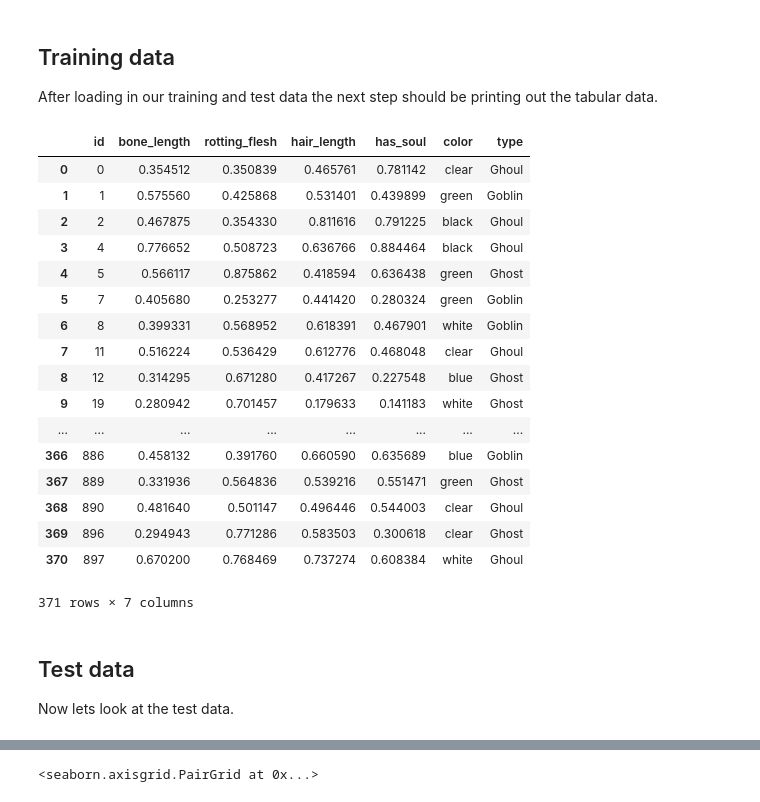
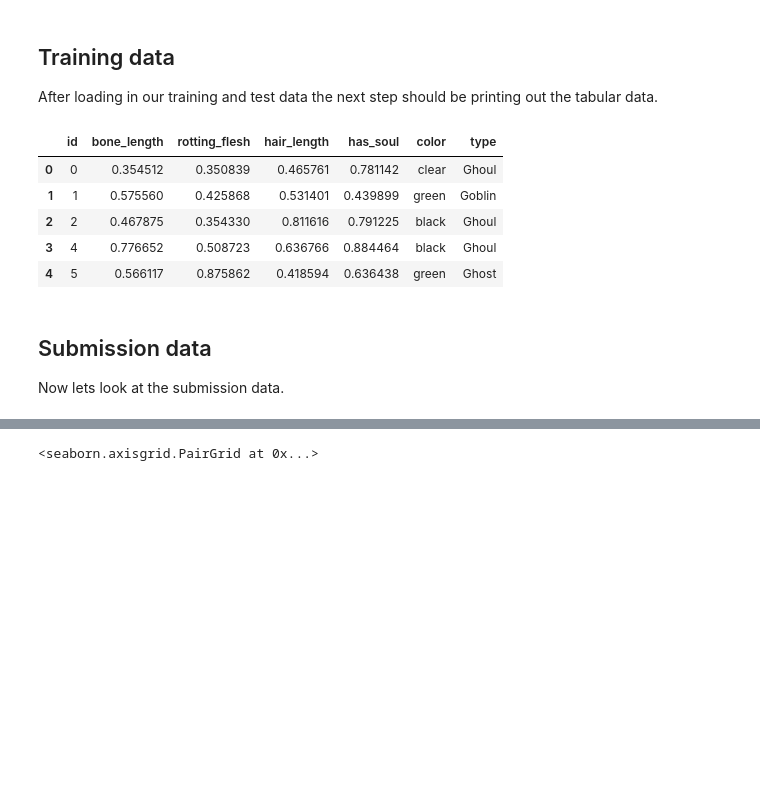
Before and after one commit to volker48/monsters, a Jupyter notebook: monsters.ipynb, the cells around one changed output, grey strips where cells are left out. Cells and saved outputs as stored; diff of their text form; code cells hidden in the pictures; blank space fills up the shorter version.

```diff
--- a/monsters.ipynb
+++ b/monsters.ipynb
@@ -12,27 +34,15 @@ test = pd.read_csv('data/test.csv.zip')
 ## Training data
 After loading in our training and test data the next step should be printing out the tabular data.
 # %%
-train
+train.head()
 # %% [output]
 |  | id | bone_length | rotting_flesh | hair_length | has_soul | color | type |
 | 0 | 0 | 0.354512 | 0.350839 | 0.465761 | 0.781142 | clear | Ghoul |
 | 1 | 1 | 0.575560 | 0.425868 | 0.531401 | 0.439899 | green | Goblin |
 | 2 | 2 | 0.467875 | 0.354330 | 0.811616 | 0.791225 | black | Ghoul |
 | 3 | 4 | 0.776652 | 0.508723 | 0.636766 | 0.884464 | black | Ghoul |
 | 4 | 5 | 0.566117 | 0.875862 | 0.418594 | 0.636438 | green | Ghost |
-| 5 | 7 | 0.405680 | 0.253277 | 0.441420 | 0.280324 | green | Goblin |
-| 6 | 8 | 0.399331 | 0.568952 | 0.618391 | 0.467901 | white | Goblin |
-| 7 | 11 | 0.516224 | 0.536429 | 0.612776 | 0.468048 | clear | Ghoul |
-| 8 | 12 | 0.314295 | 0.671280 | 0.417267 | 0.227548 | blue | Ghost |
-| 9 | 19 | 0.280942 | 0.701457 | 0.179633 | 0.141183 | white | Ghost |
-| ... | ... | ... | ... | ... | ... | ... | ... |
-| 366 | 886 | 0.458132 | 0.391760 | 0.660590 | 0.635689 | blue | Goblin |
-| 367 | 889 | 0.331936 | 0.564836 | 0.539216 | 0.551471 | green | Ghost |
-| 368 | 890 | 0.481640 | 0.501147 | 0.496446 | 0.544003 | clear | Ghoul |
-| 369 | 896 | 0.294943 | 0.771286 | 0.583503 | 0.300618 | clear | Ghost |
-| 370 | 897 | 0.670200 | 0.768469 | 0.737274 | 0.608384 | white | Ghoul |
-371 rows × 7 columns
 # %% [markdown]
-## Test data
-Now lets look at the test data.
+## Submission data
+Now lets look at the submission data.
 # %%
```
Also changed, not shown: parts of 61 cells of this notebook, 4 other files.
